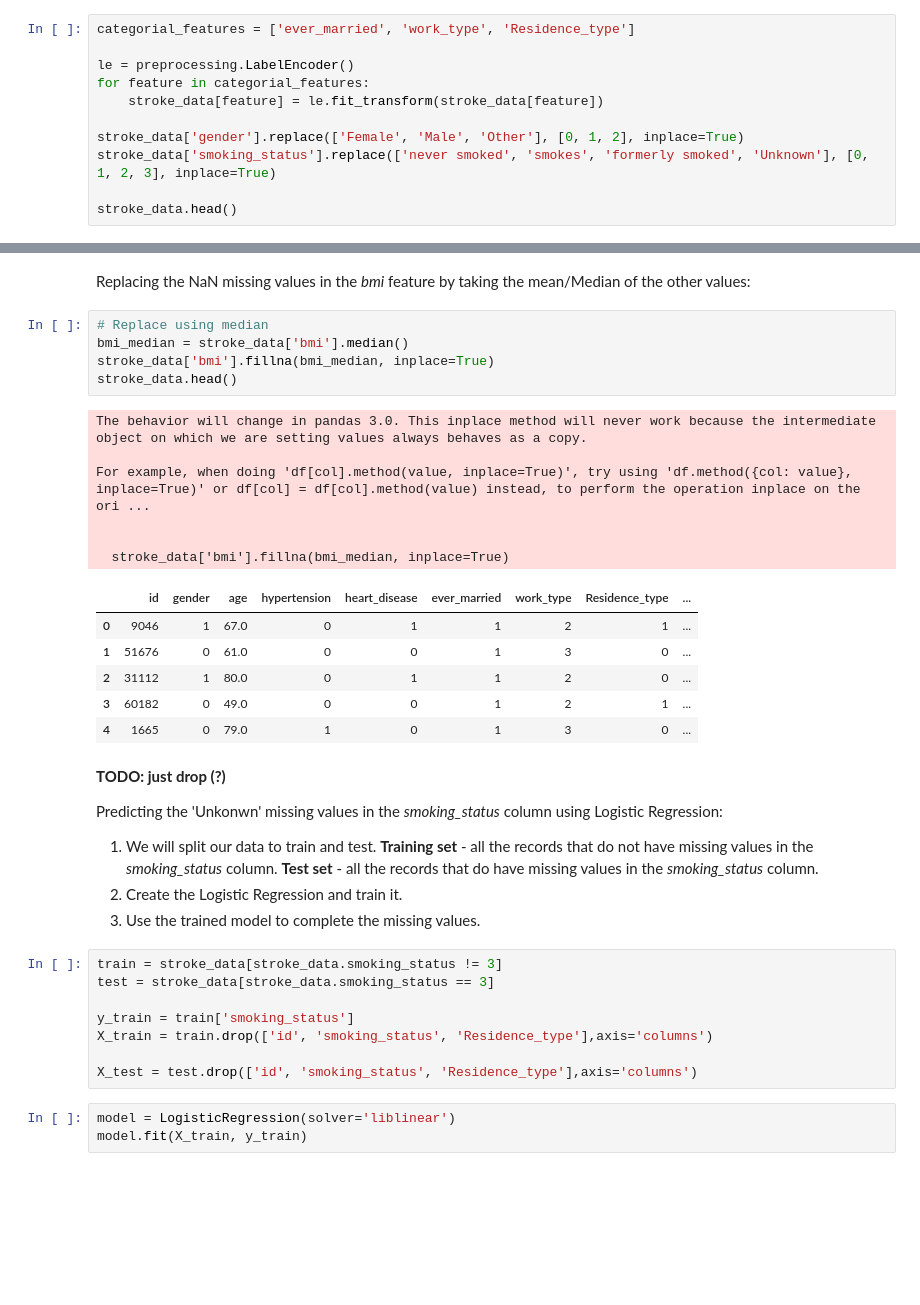
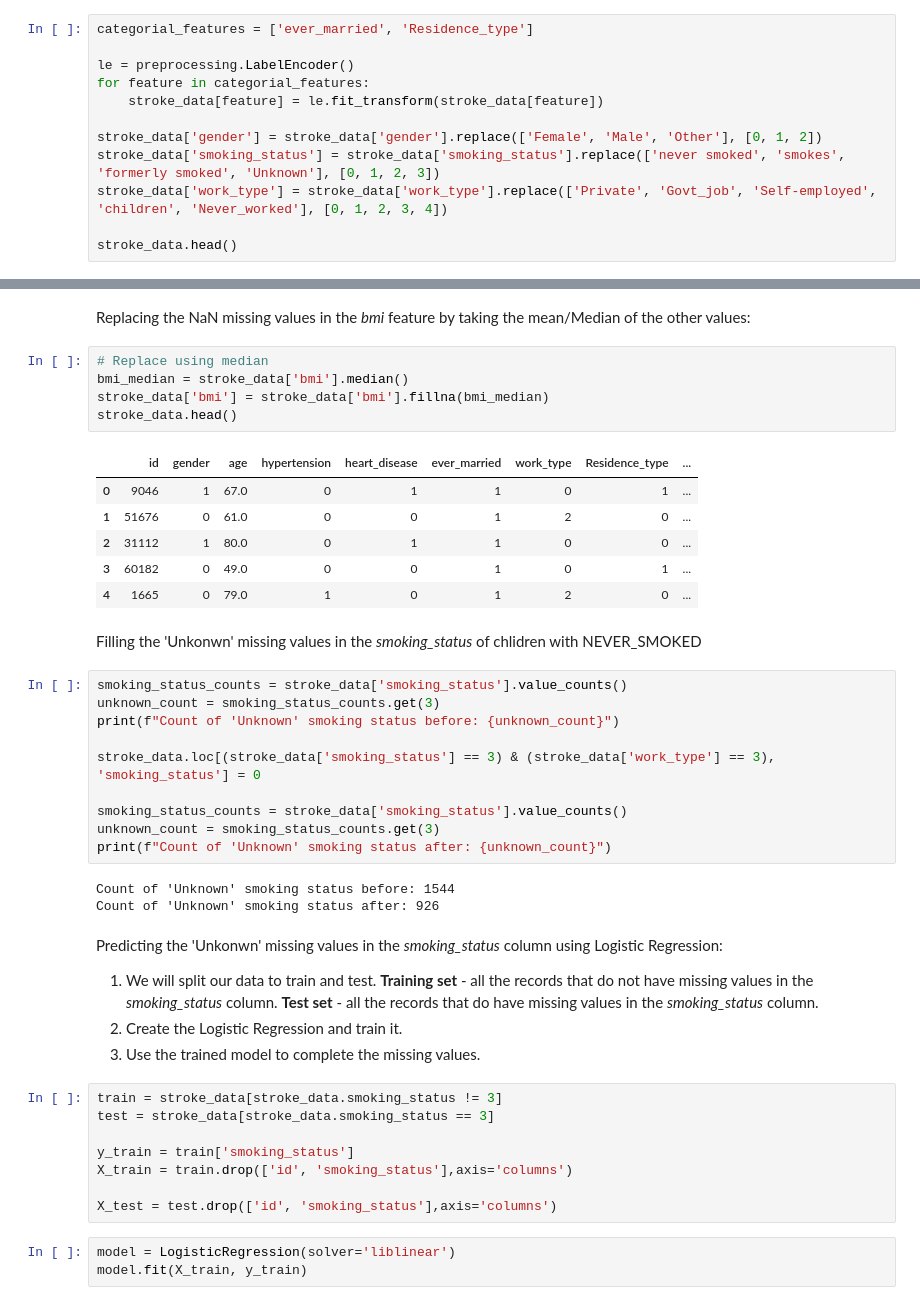
Before and after one commit to ori-frenkel/stroke-prediction, a Jupyter notebook: stroke-prediction.ipynb, the cells around one changed output, grey strips where cells are left out. Cells and saved outputs as stored; diff of their text form; blank space fills up the shorter version.

```diff
--- a/stroke-prediction.ipynb
+++ b/stroke-prediction.ipynb
@@ -280,14 +279,15 @@ Let's start preparing our data step by step:
 # %% [markdown]
 ## Convert Categorial Features to Numeric
 # %%
-categorial_features = ['ever_married', 'work_type', 'Residence_type']
+categorial_features = ['ever_married', 'Residence_type']
 
 le = preprocessing.LabelEncoder()
 for feature in categorial_features:
     stroke_data[feature] = le.fit_transform(stroke_data[feature])
 
-stroke_data['gender'].replace(['Female', 'Male', 'Other'], [0, 1, 2], inplace=True)
-stroke_data['smoking_status'].replace(['never smoked', 'smokes', 'formerly smoked', 'Unknown'], [0, 1, 2, 3], inplace=True)
+stroke_data['gender'] = stroke_data['gender'].replace(['Female', 'Male', 'Other'], [0, 1, 2])
+stroke_data['smoking_status'] = stroke_data['smoking_status'].replace(['never smoked', 'smokes', 'formerly smoked', 'Unknown'], [0, 1, 2, 3])
+stroke_data['work_type'] = stroke_data['work_type'].replace(['Private', 'Govt_job', 'Self-employed', 'children', 'Never_worked'], [0, 1, 2, 3, 4])
 
 stroke_data.head()
 # %% [output]
@@ -316,24 +304,31 @@ Replacing the NaN missing values in the *bmi* feature by taking the mean/Median
 # %%
 # Replace using median
 bmi_median = stroke_data['bmi'].median()
-stroke_data['bmi'].fillna(bmi_median, inplace=True)
+stroke_data['bmi'] = stroke_data['bmi'].fillna(bmi_median)
 stroke_data.head()
 # %% [output]
-The behavior will change in pandas 3.0. This inplace method will never work because the intermediate object on which we are setting values always behaves as a copy.
-
-For example, when doing 'df[col].method(value, inplace=True)', try using 'df.method({col: value}, inplace=True)' or df[col] = df[col].method(value) instead, to perform the operation inplace on the ori ...
-
-
-  stroke_data['bmi'].fillna(bmi_median, inplace=True)
 |  | id | gender | age | hypertension | heart_disease | ever_married | work_type | Residence_type | ... |
-| 0 | 9046 | 1 | 67.0 | 0 | 1 | 1 | 2 | 1 | ... |
-| 1 | 51676 | 0 | 61.0 | 0 | 0 | 1 | 3 | 0 | ... |
-| 2 | 31112 | 1 | 80.0 | 0 | 1 | 1 | 2 | 0 | ... |
-| 3 | 60182 | 0 | 49.0 | 0 | 0 | 1 | 2 | 1 | ... |
-| 4 | 1665 | 0 | 79.0 | 1 | 0 | 1 | 3 | 0 | ... |
+| 0 | 9046 | 1 | 67.0 | 0 | 1 | 1 | 0 | 1 | ... |
+| 1 | 51676 | 0 | 61.0 | 0 | 0 | 1 | 2 | 0 | ... |
+| 2 | 31112 | 1 | 80.0 | 0 | 1 | 1 | 0 | 0 | ... |
+| 3 | 60182 | 0 | 49.0 | 0 | 0 | 1 | 0 | 1 | ... |
+| 4 | 1665 | 0 | 79.0 | 1 | 0 | 1 | 2 | 0 | ... |
+# %% [markdown]
+Filling the 'Unkonwn' missing values in the *smoking_status* of chlidren with NEVER_SMOKED
+# %%
+smoking_status_counts = stroke_data['smoking_status'].value_counts()
+unknown_count = smoking_status_counts.get(3)
+print(f"Count of 'Unknown' smoking status before: {unknown_count}")
+
+stroke_data.loc[(stroke_data['smoking_status'] == 3) & (stroke_data['work_type'] == 3), 'smoking_status'] = 0
+
+smoking_status_counts = stroke_data['smoking_status'].value_counts()
+unknown_count = smoking_status_counts.get(3)
+print(f"Count of 'Unknown' smoking status after: {unknown_count}")
+# %% [output]
+Count of 'Unknown' smoking status before: 1544
+Count of 'Unknown' smoking status after: 926
 # %% [markdown]
-**TODO: just drop (?)**
-
 Predicting the 'Unkonwn' missing values in the *smoking_status* column using Logistic Regression:
 1. We will split our data to train and test. **Training set** - all the records that do not have missing values in the *smoking_status* column. **Test set** - all the records that do have missing values in the *smoking_status* column.
 1. Create the Logistic Regression and train it.
@@ -343,9 +338,9 @@ train = stroke_data[stroke_data.smoking_status != 3]
 test = stroke_data[stroke_data.smoking_status == 3]
 
 y_train = train['smoking_status']
-X_train = train.drop(['id', 'smoking_status', 'Residence_type'],axis='columns')
+X_train = train.drop(['id', 'smoking_status'],axis='columns')
 
-X_test = test.drop(['id', 'smoking_status', 'Residence_type'],axis='columns')
+X_test = test.drop(['id', 'smoking_status'],axis='columns')
 # %%
 model = LogisticRegression(solver='liblinear')
 model.fit(X_train, y_train)
```
Also changed, not shown: parts of 23 cells of this notebook.
